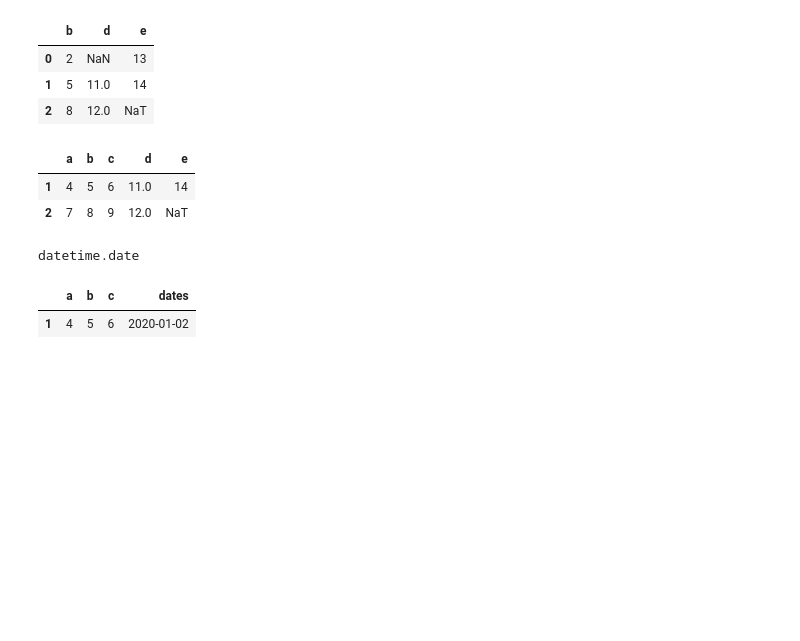
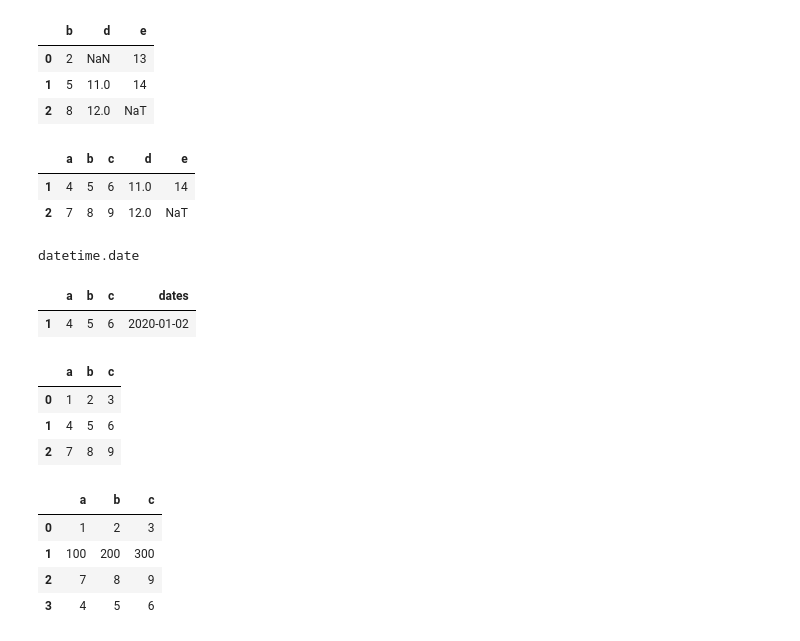
Before and after one commit to ooddaa/tradingAlgos, a Jupyter notebook: DataFrame.ipynb, the cells around one changed output. Drawn from its saved outputs; the diff is of its cells as text; code cells hidden in the pictures; blank space fills up the shorter version.

```diff
--- a/DataFrame.ipynb
+++ b/DataFrame.ipynb
@@ -258,3 +289,27 @@ df[df['dates'] == date(2020,1,2)]
 # %% [output]
 |  | a | b | c | dates |
 | 1 | 4 | 5 | 6 | 2020-01-02 |
+# %%
+df
+# %% [output]
+|  | a | b | c |
+| 0 | 1 | 2 | 3 |
+| 1 | 4 | 5 | 6 |
+| 2 | 7 | 8 | 9 |
+# %%
+# Need to scale 2 dfs for plotting. reindex?
+
+# append a new row
+df2 = pd.concat([df, pd.DataFrame(np.array([[100, 200, 300]]), columns=['a', 'b', 'c'])], axis=0, ignore_index=True)
+
+# place it in the middle
+b, c = df2.iloc[1].copy(), df2.iloc[3].copy()
+df2.iloc[3],df2.iloc[1] = b,c
+
+df2
+# %% [output]
+|  | a | b | c |
+| 0 | 1 | 2 | 3 |
+| 1 | 100 | 200 | 300 |
+| 2 | 7 | 8 | 9 |
+| 3 | 4 | 5 | 6 |
```
Also changed, not shown: parts of 22 cells of this notebook, 4 other files.
